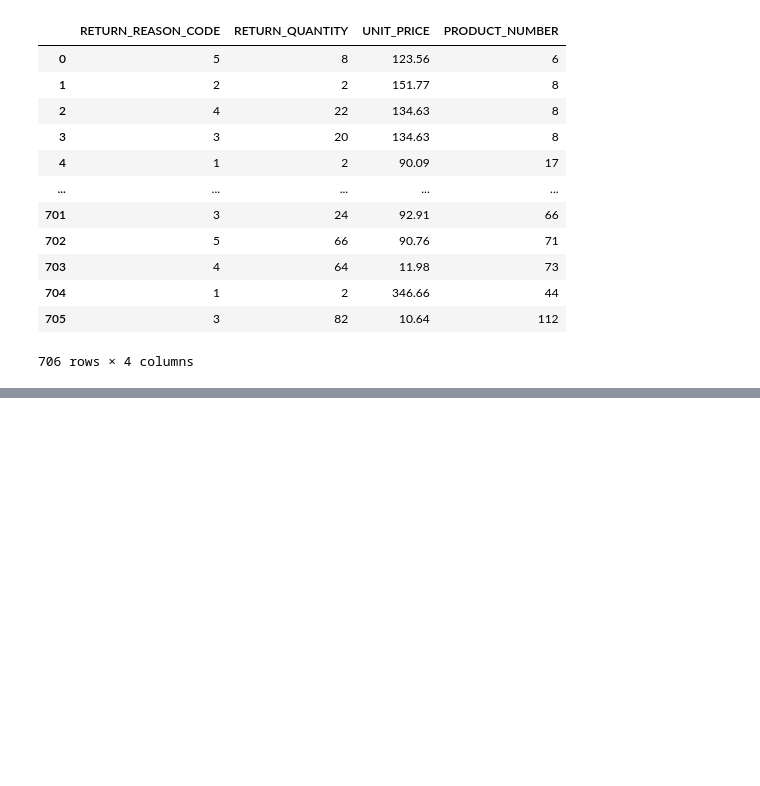
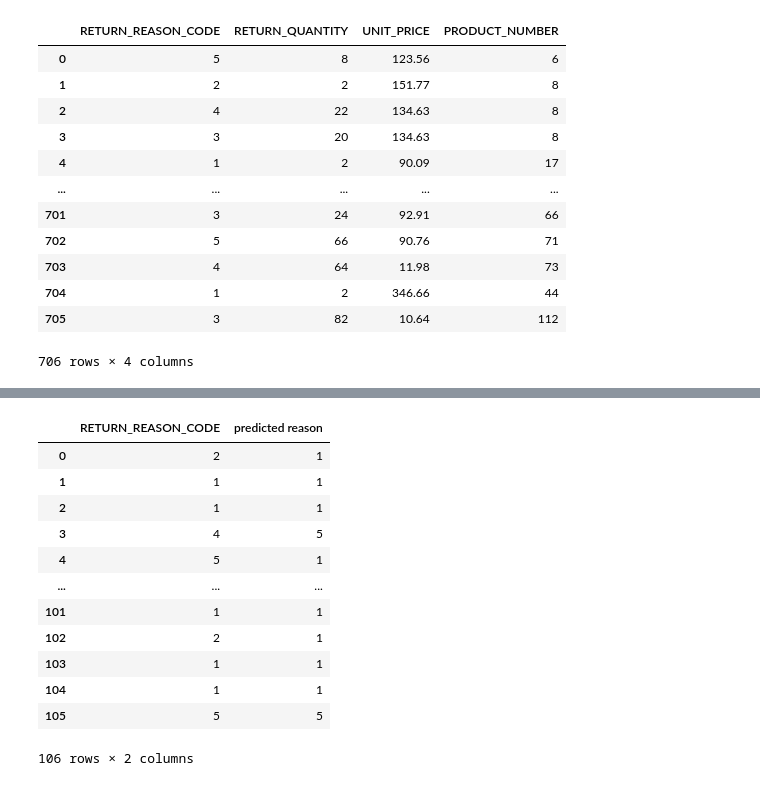
Before and after one commit to Goron3/DEDS, a Jupyter notebook: classificatiemodel.ipynb, the cells around one changed output, grey strips where cells are left out. Drawn from its saved outputs; the diff is of its cells as text; code cells hidden in the pictures; blank space fills up the shorter version.

```diff
--- a/classificatiemodel.ipynb
+++ b/classificatiemodel.ipynb
@@ -32,0 +62,19 @@ y = df.loc[()]
+# %%
+predicted_df = pd.DataFrame(dtree.predict(X_test))
+predicted_df = predicted_df.rename(columns={0 : 'predicted reason'})
+model_results_frame = pd.concat([y_test.reset_index()['RETURN_REASON_CODE'],predicted_df], axis= 1)
+model_results_frame
+# %% [output]
+|  | RETURN_REASON_CODE | predicted reason |
+| 0 | 2 | 1 |
+| 1 | 1 | 1 |
+| 2 | 1 | 1 |
+| 3 | 4 | 5 |
+| 4 | 5 | 1 |
+| ... | ... | ... |
+| 101 | 1 | 1 |
+| 102 | 2 | 1 |
+| 103 | 1 | 1 |
+| 104 | 1 | 1 |
+| 105 | 5 | 5 |
+106 rows × 2 columns
```
Also changed, not shown: parts of 7 cells of this notebook.
